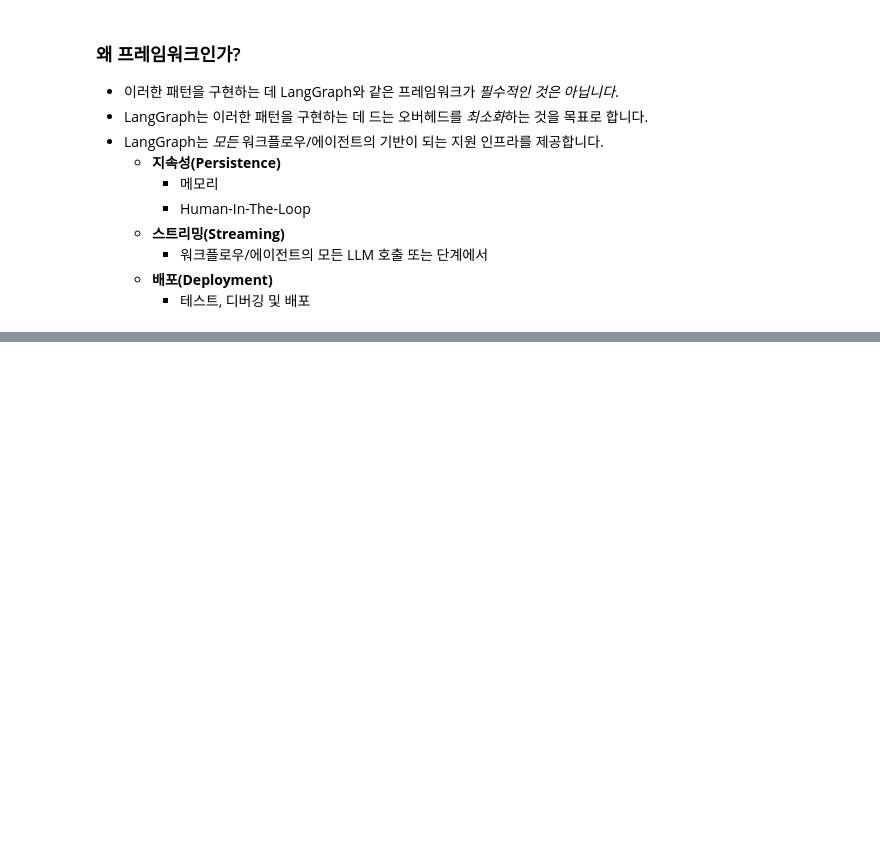
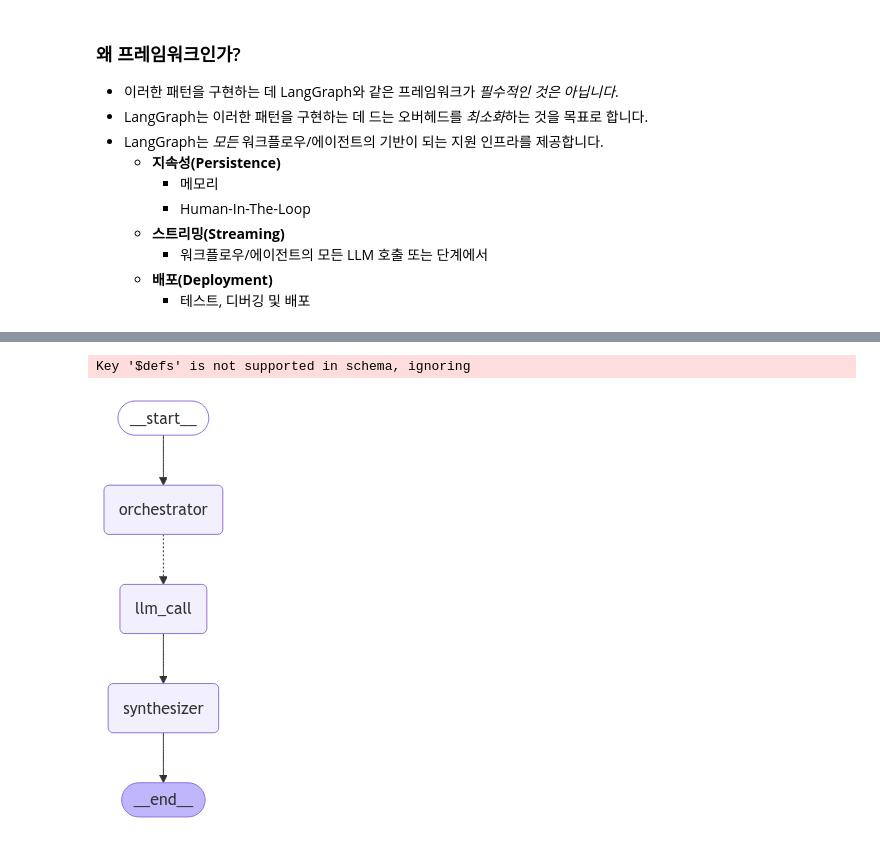
Before and after one commit to leebaro/generative-ai, a Jupyter notebook: frodo/langchain/workflow_agent.ipynb, the cells around one changed output, grey strips where cells are left out. Saved outputs shown, nothing was run; the diff lists cells and outputs as text; code cells hidden in the pictures; blank space fills up the shorter version.

```diff
--- a/frodo/langchain/workflow_agent.ipynb
+++ b/frodo/langchain/workflow_agent.ipynb
@@ -728,0 +399,3 @@ for m in messages["messages"]:
+# %%
+state = router_workflow.invoke({"input": "Write me a joke about cats"})
+print(state["output"])
@@ -728,0 +419,36 @@ for m in messages["messages"]:
+# %%
+from typing import Annotated, List
+import operator
+
+# Schema for structured output to use in planning
+class Section(BaseModel):
+    name: str = Field(
+        description="Name for this section of the report.",
+    )
+    description: str = Field(
+        description="Brief overview of the main topics and concepts to be covered in this section.",
+    )
+
+class Sections(BaseModel):
+    sections: List[Section] = Field(
+        description="Sections of the report.",
+    )
+
+# Augment the LLM with schema for structured output
+planner = llm.with_structured_output(Sections)
+# %% [output]
+Key '$defs' is not supported in schema, ignoring
+# %%
+# Graph state
+class State(TypedDict):
+    topic: str  # Report topic
+    sections: list[Section]  # List of report sections
+    completed_sections: Annotated[
+        list, operator.add
+    ]  # All workers write to this key in parallel
+    final_report: str  # Final report
+
+# Worker state
+class WorkerState(TypedDict):
+    section: Section
+    completed_sections: Annotated[list, operator.add]
@@ -728,0 +507,26 @@ for m in messages["messages"]:
+# %%
+from langgraph.constants import Send
+
+# Build workflow
+orchestrator_worker_builder = StateGraph(State)
+
+# Add the nodes
+orchestrator_worker_builder.add_node("orchestrator", orchestrator)
+orchestrator_worker_builder.add_node("llm_call", llm_call)
+orchestrator_worker_builder.add_node("synthesizer", synthesizer)
+
+# Add edges to connect nodes
+orchestrator_worker_builder.add_edge(START, "orchestrator")
+orchestrator_worker_builder.add_conditional_edges(
+    "orchestrator", assign_workers, ["llm_call"]
+)
+orchestrator_worker_builder.add_edge("llm_call", "synthesizer")
+orchestrator_worker_builder.add_edge("synthesizer", END)
+
+# Compile the workflow
+orchestrator_worker = orchestrator_worker_builder.compile()
+
+# Show the workflow
+display(Image(orchestrator_worker.get_graph().draw_mermaid_png()))
+# %% [output]
+[figure, added]
```
Also changed, not shown: parts of 42 cells of this notebook, 1 other file.
